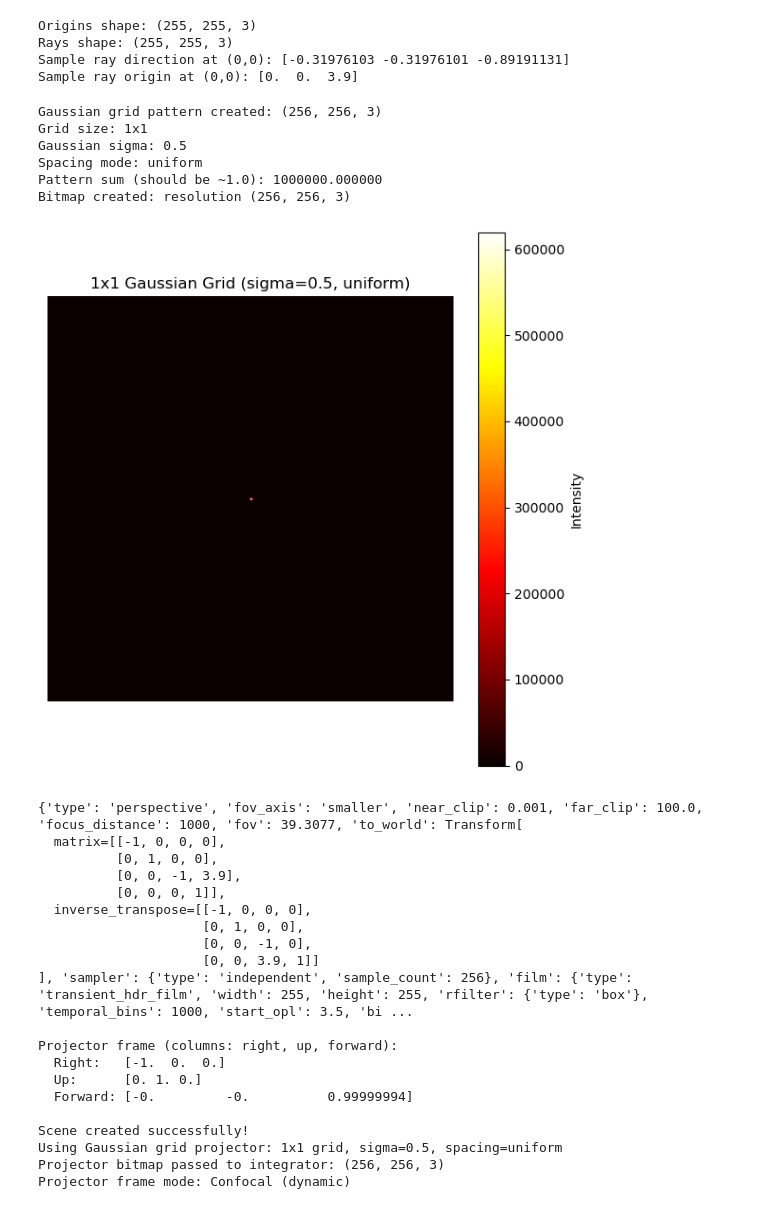
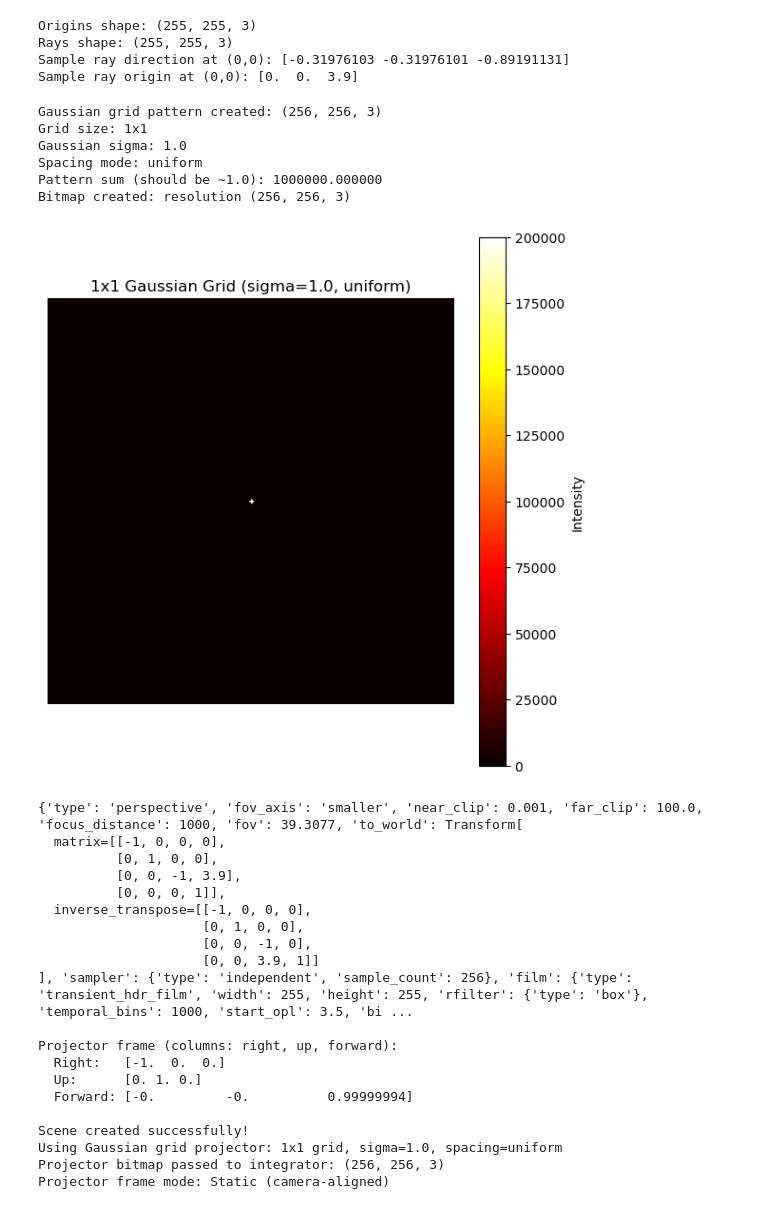
Before and after one commit to benattal/mitransient, a Jupyter notebook: cornell_confocal.ipynb, the cells around one changed output. Cells and saved outputs as stored; diff of their text form; code cells hidden in the pictures.

```diff
--- a/cornell_confocal.ipynb
+++ b/cornell_confocal.ipynb
@@ -112,7 +112,7 @@ def create_single_gaussian(width, height, center_x, center_y, sigma, epsilon=1e-
     y = np.arange(height)
     xx, yy = np.meshgrid(x, y)
     gaussian = np.exp(-((xx - center_x)**2 + (yy - center_y)**2) / (2 * sigma**2))
-    gaussian = np.where(gaussian < epsilon, 0.0, gaussian)
+    gaussian = np.where(gaussian < epsilon, 0.0, 1.0)
     return gaussian
 
 def create_grid_gaussian_pattern(width, height, grid_size, sigma, spacing='uniform', random_seed=None, epsilon=1e-3):
@@ -138,6 +138,7 @@ def create_grid_gaussian_pattern(width, height, grid_size, sigma, spacing='unifo
         margin_x = width / (2 * grid_size)
         margin_y = height / (2 * grid_size)
         x_positions = np.linspace(margin_x, width - margin_x, grid_size)
+        # y_positions = np.linspace(margin_y, height - margin_y, grid_size)[grid_size//2:grid_size//2+1]
         y_positions = np.linspace(margin_y, height - margin_y, grid_size)
 
         for cx in x_positions:
@@ -173,11 +174,11 @@ def create_grid_gaussian_pattern(width, height, grid_size, sigma, spacing='unifo
 # ==== CONFIGURABLE PARAMETERS ====
 proj_width, proj_height = 256, 256
 grid_size = 1  # 3x3 grid of Gaussians
-sigma = 0.5  # Standard deviation of each Gaussian
-epsilon = 1e-3
+sigma = 1.0  # Standard deviation of each Gaussian
+epsilon = 0.5
 spacing_mode = 'uniform'  # 'uniform' or 'random'
 random_seed = 42  # Only used if spacing_mode='random'
-intensity = 1000000.0
+intensity = 1000000.0 * grid_size * grid_size
 fov = 0.6
 
 # Create the pattern
@@ -188,35 +189,35 @@ pattern = create_grid_gaussian_pattern(
     spacing=spacing_mode,
     random_seed=random_seed,
     epsilon=epsilon
 ) * intensity
 
 print(f"Gaussian grid pattern created: {pattern.shape}")
 print(f"Grid size: {grid_size}x{grid_size}")
 print(f"Gaussian sigma: {sigma}")
 print(f"Spacing mode: {spacing_mode}")
 print(f"Pattern sum (should be ~1.0): {np.sum(pattern[:,:,0]):.6f}")
 
 # Create bitmap from pattern
 bitmap = mi.Texture2f(pattern, filter_mode=dr.FilterMode.Nearest)
 print(f"Bitmap created: resolution {bitmap.shape}")
 
 # Optional: visualize the pattern
 import matplotlib.pyplot as plt
 plt.figure(figsize=(6, 6))
 plt.imshow(pattern[:,:,0], cmap='hot')
 plt.colorbar(label='Intensity')
 plt.title(f'{grid_size}x{grid_size} Gaussian Grid (sigma={sigma}, {spacing_mode})')
 plt.axis('off')
 plt.tight_layout()
 plt.show()
 # %% [output]
 Gaussian grid pattern created: (256, 256, 3)
 Grid size: 1x1
-Gaussian sigma: 0.5
+Gaussian sigma: 1.0
 Spacing mode: uniform
 Pattern sum (should be ~1.0): 1000000.000000
 Bitmap created: resolution (256, 256, 3)
-[figure, old version]
+[figure, new version]
 # %%
 # Remove keys from a list
 keys_to_remove = ['light', 'integrator']  # Example: remove these plugins if present
@@ -255,9 +256,9 @@ integrator = mi.load_dict(
         "type": "transient_path",
         "temporal_filter": "gaussian",
         "gaussian_stddev": 4.0,
-        "use_confocal_light_source": True,  # Set to False to use static projector frame
+        "use_confocal_light_source": False,  # Set to False to use static projector frame
         "use_nlos_only": False,
-        "camera_unwarp": False,
+        "camera_unwarp": True,
         "projector_texture": bitmap,  # Pass the bitmap object to the integrator
         "projector_fov": fov,
         "projector_frame": projector_frame,  # Pass the projector frame
@@ -271,7 +272,7 @@ print(f"Projector bitmap passed to integrator: {bitmap.shape}")
 print(f"Projector frame mode: {'Confocal (dynamic)' if integrator.use_confocal_light_source else 'Static (camera-aligned)'}")
 
 scene = mi.load_dict(d)
-data_steady, data_transient = mi.render(scene, spp=10000)
+data_steady, data_transient = mi.render(scene, spp=1000)
 # %% [output]
 {'type': 'perspective', 'fov_axis': 'smaller', 'near_clip': 0.001, 'far_clip': 100.0, 'focus_distance': 1000, 'fov': 39.3077, 'to_world': Transform[
   matrix=[[-1, 0, 0, 0],
@@ -290,9 +291,9 @@ Projector frame (columns: right, up, forward):
   Forward: [-0.         -0.          0.99999994]
 
 Scene created successfully!
-Using Gaussian grid projector: 1x1 grid, sigma=0.5, spacing=uniform
+Using Gaussian grid projector: 1x1 grid, sigma=1.0, spacing=uniform
 Projector bitmap passed to integrator: (256, 256, 3)
-Projector frame mode: Confocal (dynamic)
+Projector frame mode: Static (camera-aligned)
 # %%
 # Plot the computed transient image as a video
 data_transient_clipped = dr.clip(data_transient, 0.0, 0.001)
```
Also changed, not shown: parts of 2 cells of this notebook, 3 other files.
